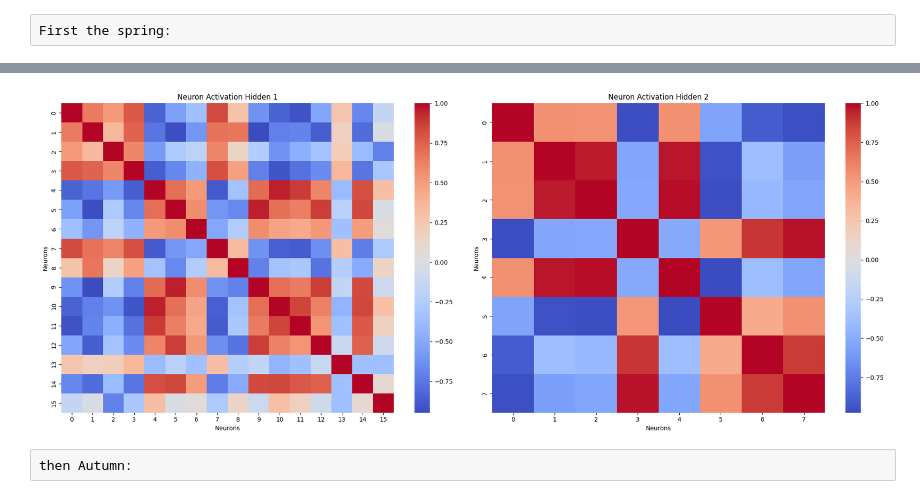
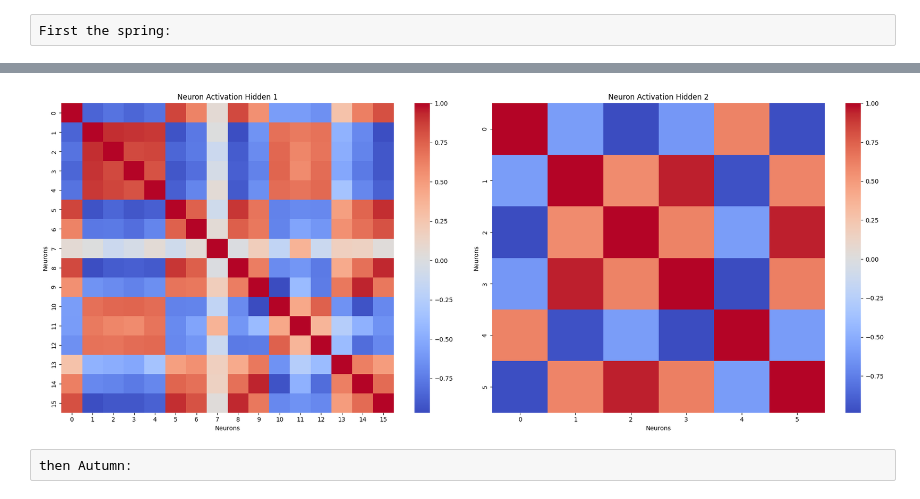
Before and after one commit to lollo004/bird_migration_NN, a Jupyter notebook: main.ipynb, the cells around one changed output, grey strips where cells are left out. Saved outputs shown, nothing was run; the diff lists cells and outputs as text; code cells hidden in the pictures.

```diff
--- a/main.ipynb
+++ b/main.ipynb
@@ -186,11 +176,7 @@ columns_to_keep = [
 ]
 
 # Filter the dataset
-filtered_data = data[columns_to_keep]
-
-# Save the result in a new variable and print it
-data = filtered_data
-data.to_csv('filter2.csv', index=False)
+data = data[columns_to_keep]
 # %% [raw]
 now concluding the phase of data analysis, we consider this Calendar features, cutting the others:
 'month_sin', 'month_cos', 'day_sin', 'day_cos'
@@ -209,8 +195,4 @@ columns_to_keep = [
 ]
 
 # Filter the dataset
-filtered_data = data[columns_to_keep]
-
-# Save the result in a new variable and print it
-data = filtered_data
-data.to_csv('filter3.csv', index=False)
+data = data[columns_to_keep]
@@ -274,7 +244,7 @@ tf.random.set_seed(42)
 def prepare_data(df, predictors, target):
     X = df[predictors]
     y = df[target]
-    X_train, X_test, y_train, y_test = train_test_split(X, y, test_size=0.3, random_state=42)
+    X_train, X_test, y_train, y_test = train_test_split(X, y, test_size=0.2, random_state=38)
     scaler = StandardScaler()
     X_train = scaler.fit_transform(X_train)
     X_test = scaler.transform(X_test)
@@ -746,19 +696,14 @@ class ActivationLogger(tf.keras.callbacks.Callback):
         self.epoch_activations = []
 
     def on_epoch_end(self, epoch, logs=None):
-        # Silence the output here
         layer_output = tf.keras.Model(
             inputs=self.mymodel.input,
             outputs=self.mymodel.get_layer(self.layer_name).output
         )
-        # Calculate activations without printing
         activation_values = layer_output(self.data, training=False)
         self.epoch_activations.append(activation_values.numpy())
 
 def NeuronsActivationReport(neurons_l1, neurons_l2, X_train, y_train, X_test, y_test):
-    # Set random seed
-    tf.random.set_seed(42)
-
     # Define regularizers
     l1_l2 = tf.keras.regularizers.L1L2(l1=0.001, l2=0.001)
     l2_l3 = tf.keras.regularizers.L1L2(l1=0.001, l2=0.001)
@@ -771,7 +716,8 @@ def NeuronsActivationReport(neurons_l1, neurons_l2, X_train, y_train, X_test, y_
     NNRegModel = tf.keras.Model(inputs=inputs, outputs=outputs)
 
     # Compile the model
-    NNRegModel.compile(loss='mse', optimizer='adam', metrics=['mae'])
+    optimizer = tf.keras.optimizers.Adam(learning_rate=0.001)
+    NNRegModel.compile(loss='mse', optimizer=optimizer, metrics=['mae'])
 
     # Prepare callbacks for activations
     activation_logger_dense1 = ActivationLogger(NNRegModel, layer_name='dense1', data=X_train)
@@ -785,8 +731,8 @@ def NeuronsActivationReport(neurons_l1, neurons_l2, X_train, y_train, X_test, y_
     NNRegModel.fit(
         X_train, y_train,
         shuffle=True,
-        epochs=100,
-        batch_size=100,
+        epochs=200,
+        batch_size=90,
         verbose=0,
         validation_data=(X_test, y_test),
         callbacks=[activation_logger_dense1, activation_logger_dense2]
@@ -833,8 +779,8 @@ NeuronsActivationReport(64, 32, X_train_spring, y_train_spring, X_test_spring, y
 # %%
 # Let's find a better solution, reducing number of neurons (if possible)
-NeuronsActivationReport(16, 8, X_train_spring, y_train_spring, X_test_spring, y_test_spring)
+NeuronsActivationReport(16, 6, X_train_spring, y_train_spring, X_test_spring, y_test_spring)
 # %% [output]
-[figure, old version]
+[figure, new version]
 # %% [raw]
 then Autumn:
 # %%
```
Also changed, not shown: parts of 55 cells of this notebook.
